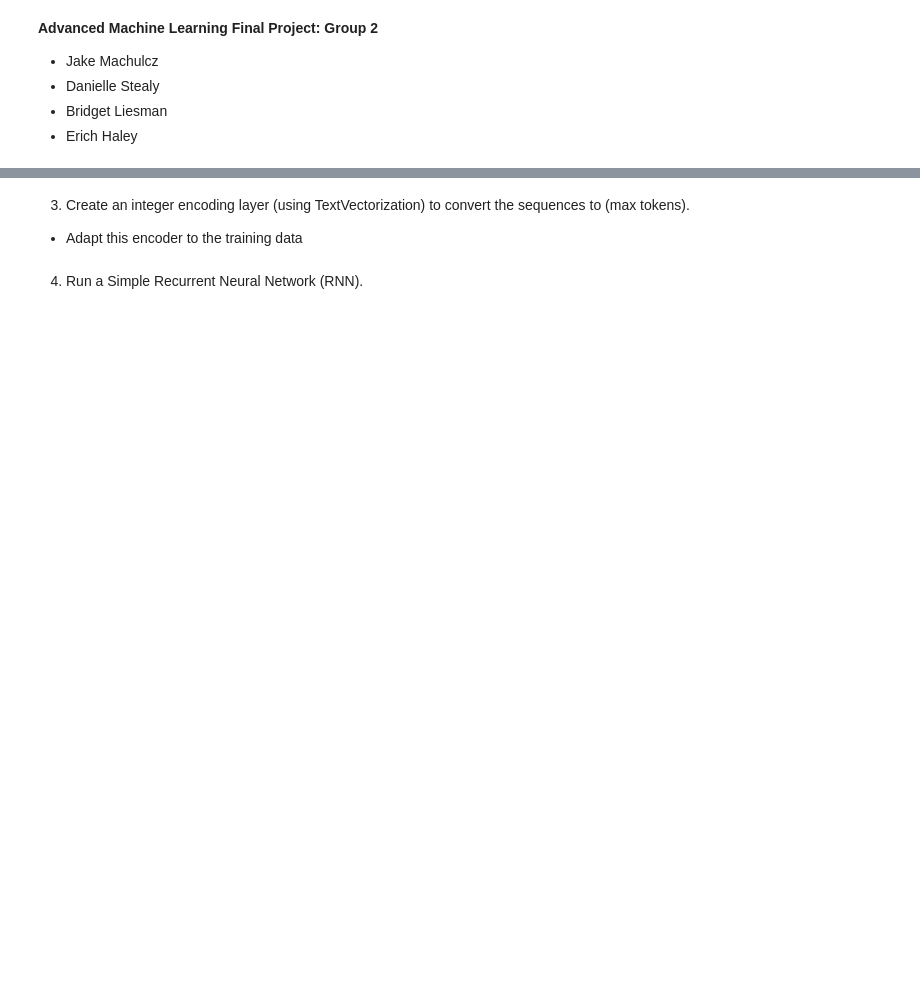
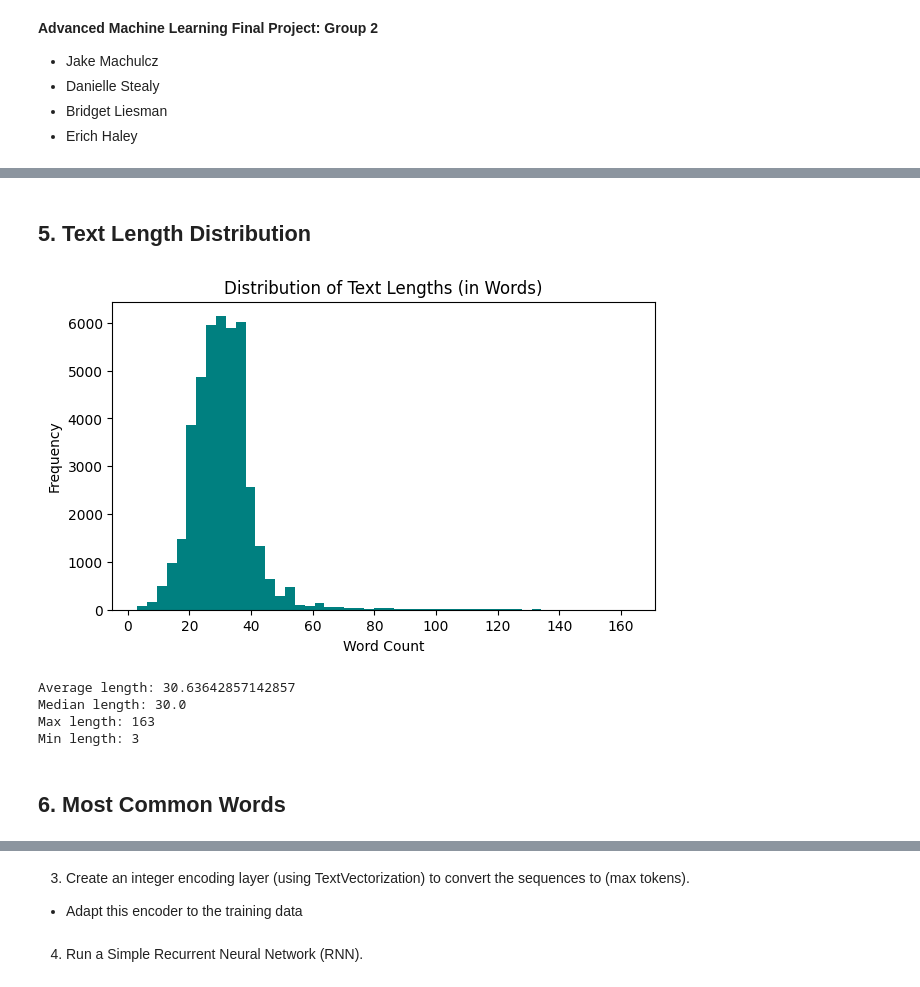
Before and after one commit to ehaley3/Advanced_Machine_Learning_Final_Project2025, a Jupyter notebook: AML_Final_Project_Group2.ipynb, the cells around one changed output, grey strips where cells are left out. Saved outputs shown, nothing was run; the diff lists cells and outputs as text; code cells hidden in the pictures; blank space fills up the shorter version.

```diff
--- a/AML_Final_Project_Group2.ipynb
+++ b/AML_Final_Project_Group2.ipynb
@@ -72,0 +203,27 @@ print(y_train_tf.shape, y_valid_tf.shape, y_test_tf.shape)
+# %% [markdown]
+## 5. Text Length Distribution
+# %%
+# Convert bytes → strings
+texts = [t.decode("utf-8") for t in x_train]
+
+lengths = np.array([len(t.split()) for t in texts])
+
+plt.figure(figsize=(7,4))
+plt.hist(lengths, bins=50, color="teal")
+plt.title("Distribution of Text Lengths (in Words)")
+plt.xlabel("Word Count")
+plt.ylabel("Frequency")
+plt.show()
+
+print("Average length:", np.mean(lengths))
+print("Median length:", np.median(lengths))
+print("Max length:", np.max(lengths))
+print("Min length:", np.min(lengths))
+# %% [output]
+[figure, added]
+Average length: 30.63642857142857
+Median length: 30.0
+Max length: 163
+Min length: 3
+# %% [markdown]
+## 6. Most Common Words
```
Also changed, not shown: parts of 37 cells of this notebook.
